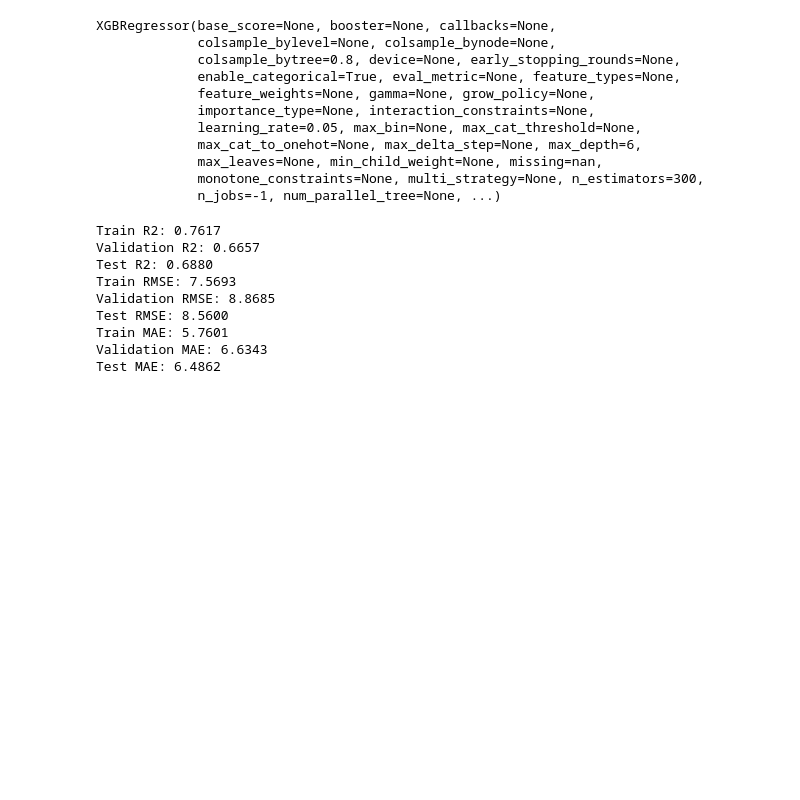
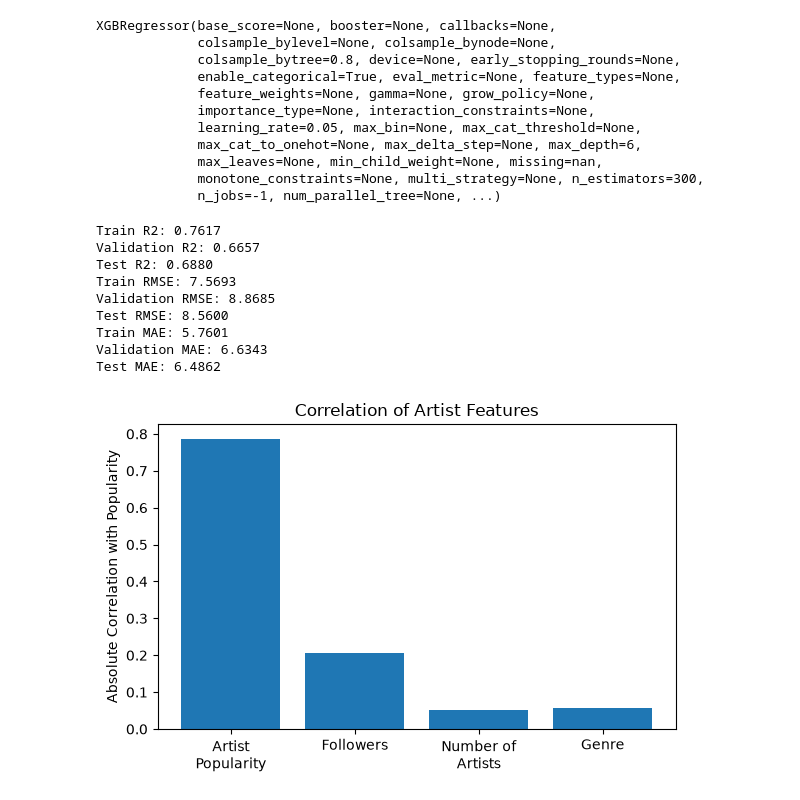
Before and after one commit to sparkyyyhd-bu/bu-rise-music, a Jupyter notebook: src/training/traditional_ML/legacy/artists_xgboost.ipynb, the cells around one changed output. Drawn from its saved outputs; the diff is of its cells as text; code cells hidden in the pictures; blank space fills up the shorter version.

Commit message:
artist feature importance

```diff
--- a/src/training/traditional_ML/legacy/artists_xgboost.ipynb
+++ b/src/training/traditional_ML/legacy/artists_xgboost.ipynb
@@ -183,3 +183,42 @@ Test RMSE: 8.5600
 Train MAE: 5.7601
 Validation MAE: 6.6343
 Test MAE: 6.4862
+# %%
+import matplotlib.pyplot as plt
+import pandas as pd
+
+train_df = X_train.copy()
+train_df[target] = y_train
+
+# Find all genre columns
+genre_cols = [col for col in train_df.columns if col.startswith("genre_")]
+
+# Average absolute correlation across all genres
+genre_corr = (
+    train_df[genre_cols]
+    .corrwith(train_df[target])
+    .abs()
+    .mean()
+)
+
+# Correlations for the other three features
+artist_pop_corr = abs(train_df["artist_popularity"].corr(train_df[target]))
+followers_corr = abs(train_df["followers"].corr(train_df[target]))
+num_artists_corr = abs(train_df["num_artists"].corr(train_df[target]))
+
+# Plot
+correlations = {
+    "Artist\nPopularity": artist_pop_corr,
+    "Followers": followers_corr,
+    "Number of\nArtists": num_artists_corr,
+    "Genre": genre_corr,
+}
+
+plt.figure(figsize=(6,4))
+plt.bar(correlations.keys(), correlations.values())
+plt.ylabel("Absolute Correlation with Popularity")
+plt.title("Correlation of Artist Features")
+plt.tight_layout()
+plt.show()
+# %% [output]
+[figure, added]
```
Also changed, not shown: parts of 1 cell of this notebook.
